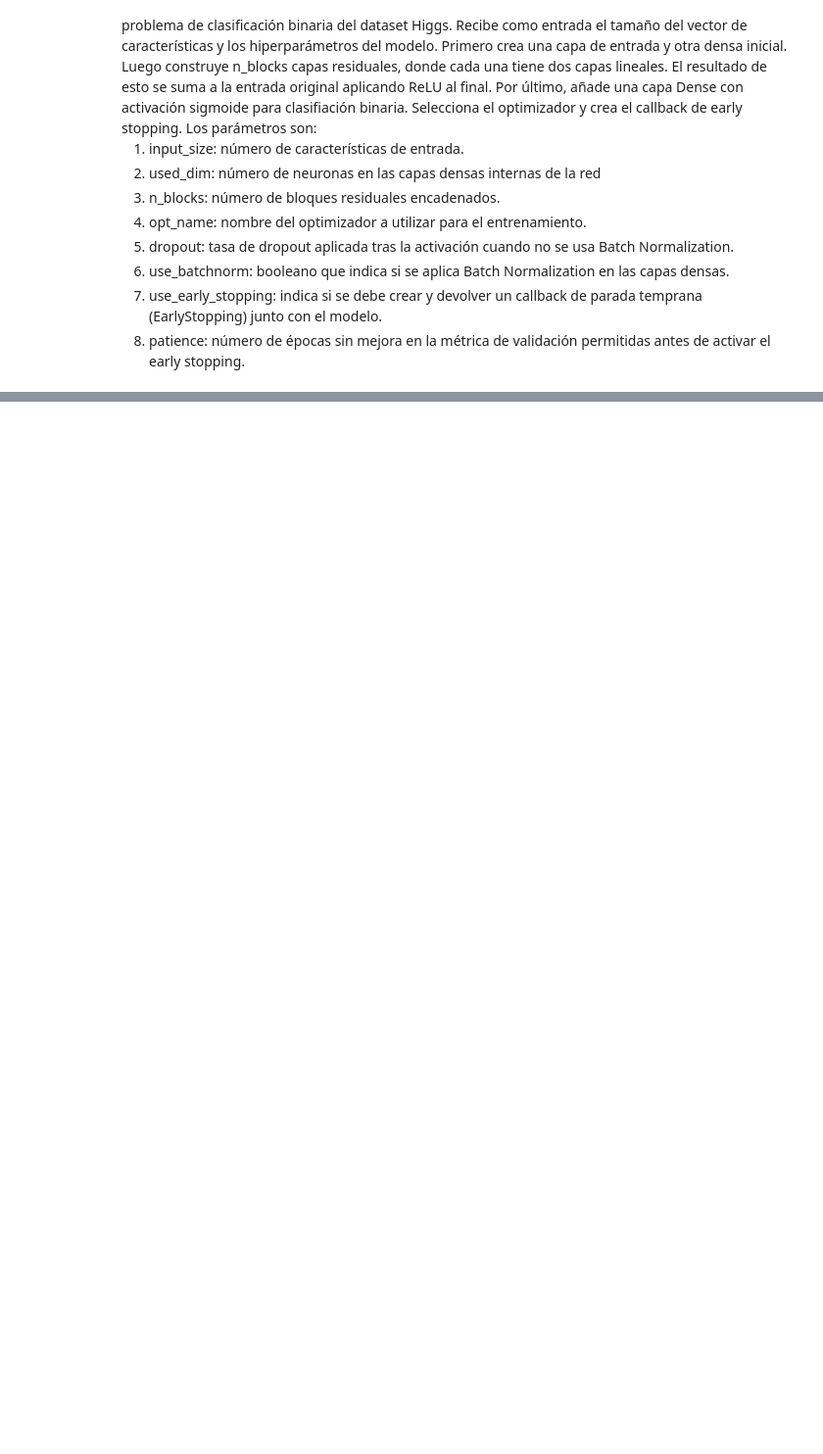
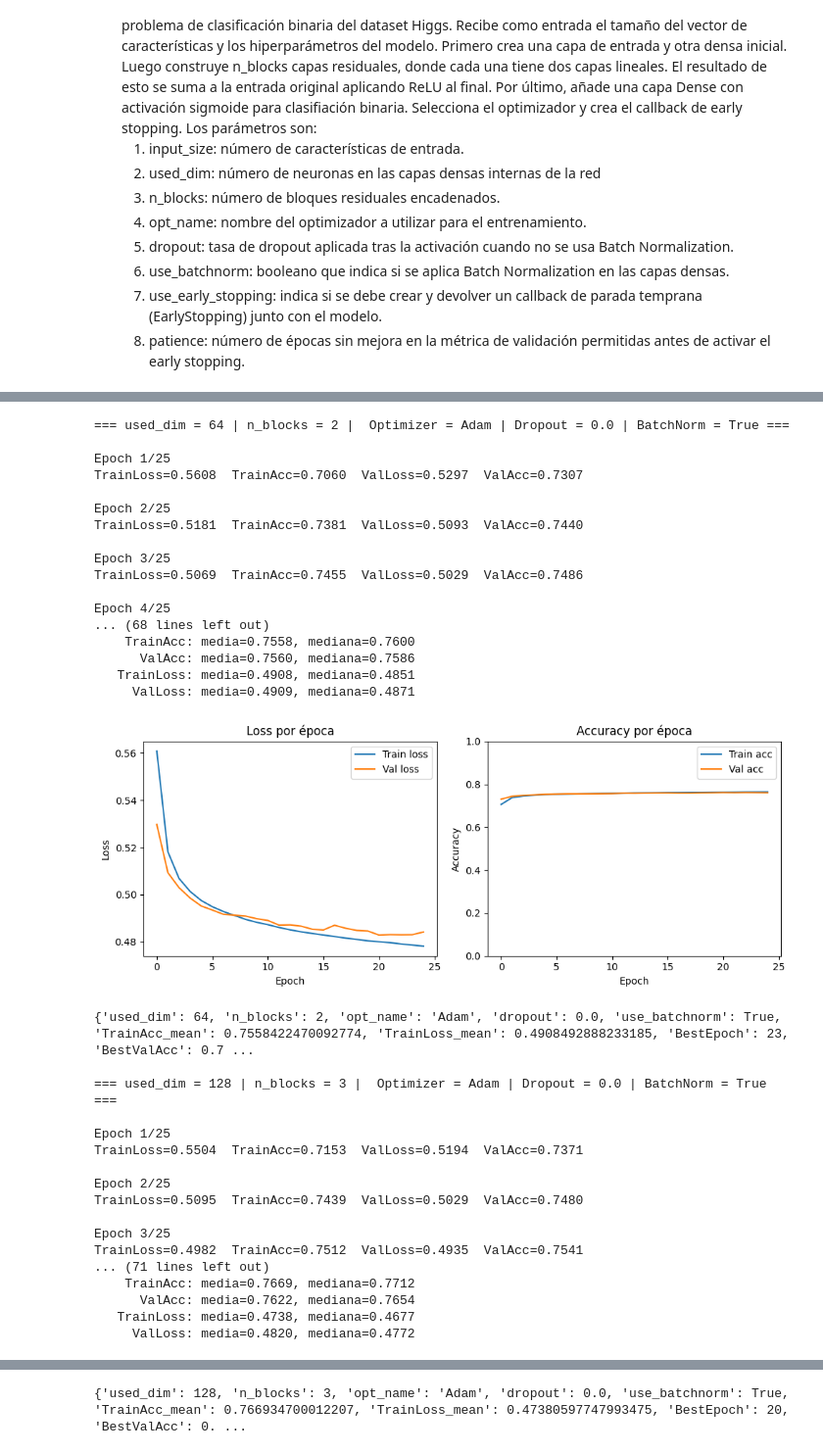
Before and after one commit to GuillermoBlancoNunez/P2_AprendizajeProfundo, a Jupyter notebook: p3_GuillermoBN_PabloDB.ipynb, the cells around one changed output, grey strips where cells are left out. Shown at 98% size. Cells and saved outputs as stored; diff of their text form; code cells hidden in the pictures; blank space fills up the shorter version.

```diff
--- a/p3_GuillermoBN_PabloDB.ipynb
+++ b/p3_GuillermoBN_PabloDB.ipynb
@@ -60,11 +64,11 @@ Convertir a arrays de numpy y separar los datos de las etiquetas
 train_np = np.asarray(train_data)
 test_np  = np.asarray(test_data)
 
-X = train_np[:, :-1].astype(np.float32)
-y = train_np[:, -1].astype(np.float32)
+y = train_np[:, 0].astype(np.float32)
+X = train_np[:, 1:].astype(np.float32)
 
-X_test = test_np[:, :-1].astype(np.float32)
-y_test = test_np[:, -1].astype(np.float32)
+y_test = test_np[:, 0].astype(np.float32)
+X_test = test_np[:, 1:].astype(np.float32)
 # %% [markdown]
 Creación de train y validation
 # %%
@@ -316,0 +559,41 @@ def train_one_model(
+# %%
+for (used_dim, n_blocks, opt_name, dropout, use_batchnorm) in hyperparams[4:6]:
+    model, best_weights, result = fit_residual(used_dim, n_blocks, opt_name, dropout, use_batchnorm)
+    models.append((model, best_weights))
+    results.append(result)
+# %% [output]
+=== used_dim = 64 | n_blocks = 2 |  Optimizer = Adam | Dropout = 0.0 | BatchNorm = True ===
+
+Epoch 1/25
+TrainLoss=0.5608  TrainAcc=0.7060  ValLoss=0.5297  ValAcc=0.7307
+
+Epoch 2/25
+TrainLoss=0.5181  TrainAcc=0.7381  ValLoss=0.5093  ValAcc=0.7440
+
+Epoch 3/25
+TrainLoss=0.5069  TrainAcc=0.7455  ValLoss=0.5029  ValAcc=0.7486
+
+Epoch 4/25
+... (68 lines left out)
+    TrainAcc: media=0.7558, mediana=0.7600
+      ValAcc: media=0.7560, mediana=0.7586
+   TrainLoss: media=0.4908, mediana=0.4851
+     ValLoss: media=0.4909, mediana=0.4871
+[figure, added]
+{'used_dim': 64, 'n_blocks': 2, 'opt_name': 'Adam', 'dropout': 0.0, 'use_batchnorm': True, 'TrainAcc_mean': 0.7558422470092774, 'TrainLoss_mean': 0.4908492888233185, 'BestEpoch': 23, 'BestValAcc': 0.7 ...
+
+=== used_dim = 128 | n_blocks = 3 |  Optimizer = Adam | Dropout = 0.0 | BatchNorm = True ===
+
+Epoch 1/25
+TrainLoss=0.5504  TrainAcc=0.7153  ValLoss=0.5194  ValAcc=0.7371
+
+Epoch 2/25
+TrainLoss=0.5095  TrainAcc=0.7439  ValLoss=0.5029  ValAcc=0.7480
+
+Epoch 3/25
+TrainLoss=0.4982  TrainAcc=0.7512  ValLoss=0.4935  ValAcc=0.7541
+... (71 lines left out)
+    TrainAcc: media=0.7669, mediana=0.7712
+      ValAcc: media=0.7622, mediana=0.7654
+   TrainLoss: media=0.4738, mediana=0.4677
+     ValLoss: media=0.4820, mediana=0.4772
@@ -316,0 +601 @@ def train_one_model(
+{'used_dim': 128, 'n_blocks': 3, 'opt_name': 'Adam', 'dropout': 0.0, 'use_batchnorm': True, 'TrainAcc_mean': 0.766934700012207, 'TrainLoss_mean': 0.47380597747993475, 'BestEpoch': 20, 'BestValAcc': 0. ...
```
Also changed, not shown: parts of 28 cells of this notebook, 2 other files.
